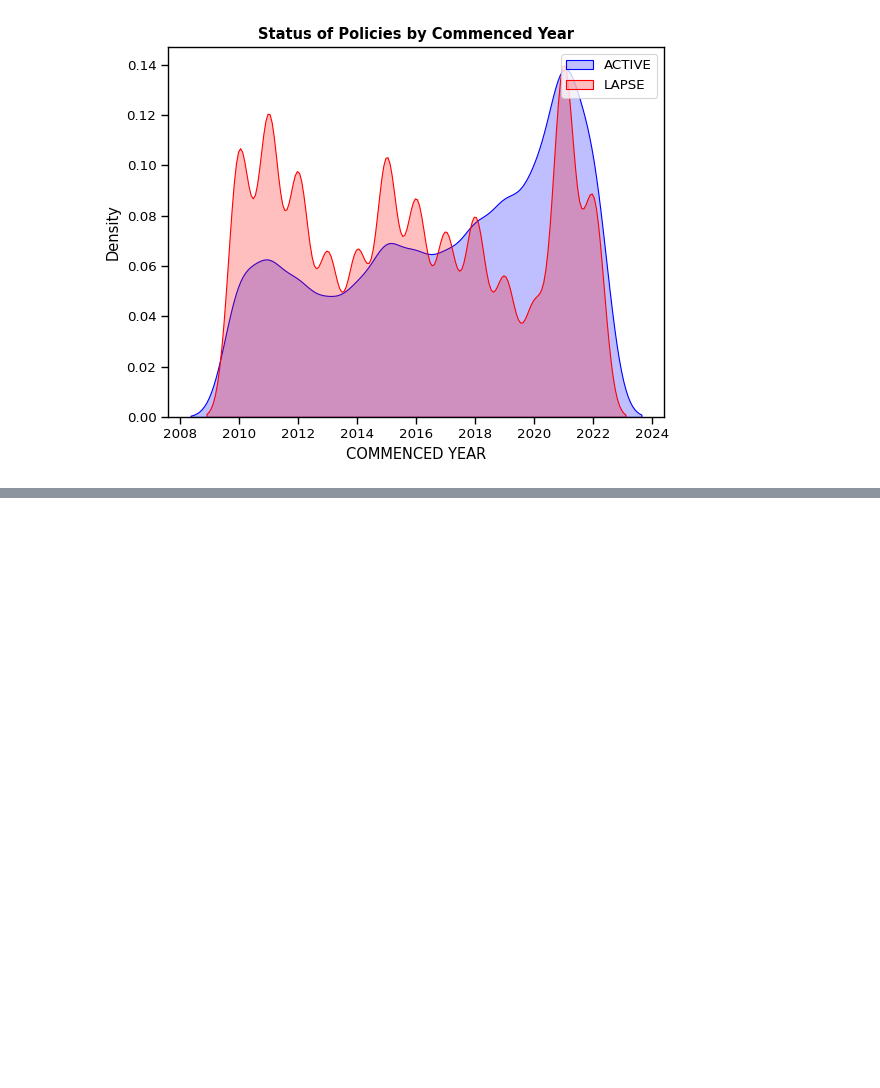
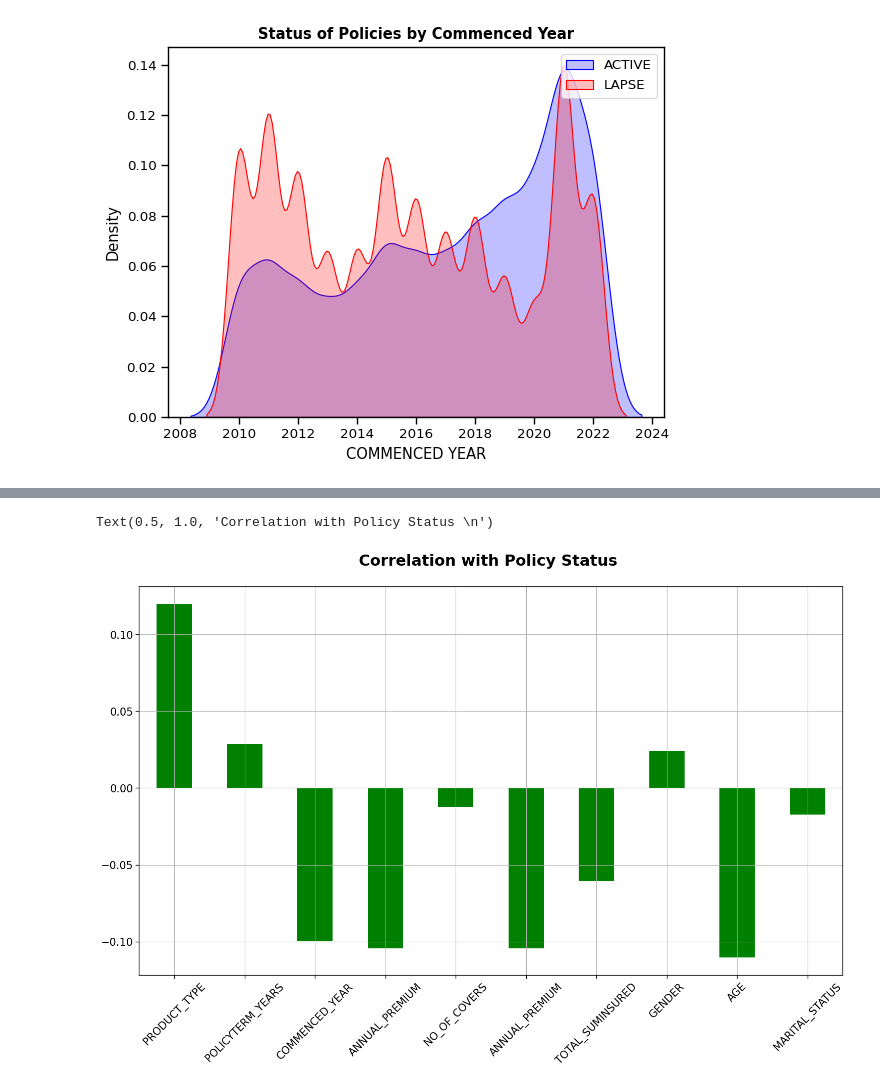
Before and after one commit to TNMedhavi/RSU50-K.A.T.N.Medhavi, a Jupyter notebook: RSU50_20249401_K.A.T.N.Medhavi.ipynb, the cells around one changed output, grey strips where cells are left out. Cells and saved outputs as stored; diff of their text form; code cells hidden in the pictures; blank space fills up the shorter version.

```diff
--- a/RSU50_20249401_K.A.T.N.Medhavi.ipynb
+++ b/RSU50_20249401_K.A.T.N.Medhavi.ipynb
@@ -524,3 +560,19 @@ ax.set_xlabel('COMMENCED YEAR');
 ax.set_title('Status of Policies by Commenced Year',fontweight='bold');
 # %% [output]
 [figure]
+# %%
+#Label Encoding for columns with 2 or less unique
+
+df2 = df1.copy()
+
+#Encoding Gender as Male=1 and Female=0
+df2.GENDER = [1 if x == "M" else 0 for x in df2.GENDER]
+
+#Encoding Marital Status as Married=1 and Unmarried=0
+df2.MARITAL_STATUS = [1 if x == "M" else 0 for x in df2.MARITAL_STATUS]
+
+#Encoding Product Type as ENDOW=1 and UL=0
+df2.PRODUCT_TYPE = [1 if x == "ENDOW" else 0 for x in df2.PRODUCT_TYPE]
+
+#Encoding Policy Status as Lapse=1 and Active=0
+df2.POLICY_STATUS = [1 if x == "LAPSE" else 0 for x in df2.POLICY_STATUS]
@@ -526,0 +589,19 @@ ax.set_title('Status of Policies by Commenced Year',fontweight='bold');
+# %%
+df3 = df2[['PRODUCT_TYPE', 'POLICYTERM_YEARS', 'COMMENCED_YEAR',  'ANNUAL_PREMIUM',  'NO_OF_COVERS', 'ANNUAL_PREMIUM', 'TOTAL_SUMINSURED', 'GENDER','AGE', 'MARITAL_STATUS']]
+
+correlations = df3.corrwith(df2.POLICY_STATUS)
+correlations = correlations[correlations!=1]
+positive_correlations = correlations[correlations >0].sort_values(ascending = False)
+negative_correlations =correlations[correlations<0].sort_values(ascending = False)
+
+correlations.plot.bar(
+        figsize = (18, 10),
+        fontsize = 15,
+        color = 'green',
+        rot = 45, grid = True)
+plt.title('Correlation with Policy Status \n',
+horizontalalignment="center", fontstyle = "normal",
+fontsize = "22", fontweight='bold')
+# %% [output]
+Text(0.5, 1.0, 'Correlation with Policy Status \n')
+[figure, added]
```
Also changed, not shown: parts of 14 cells of this notebook.
